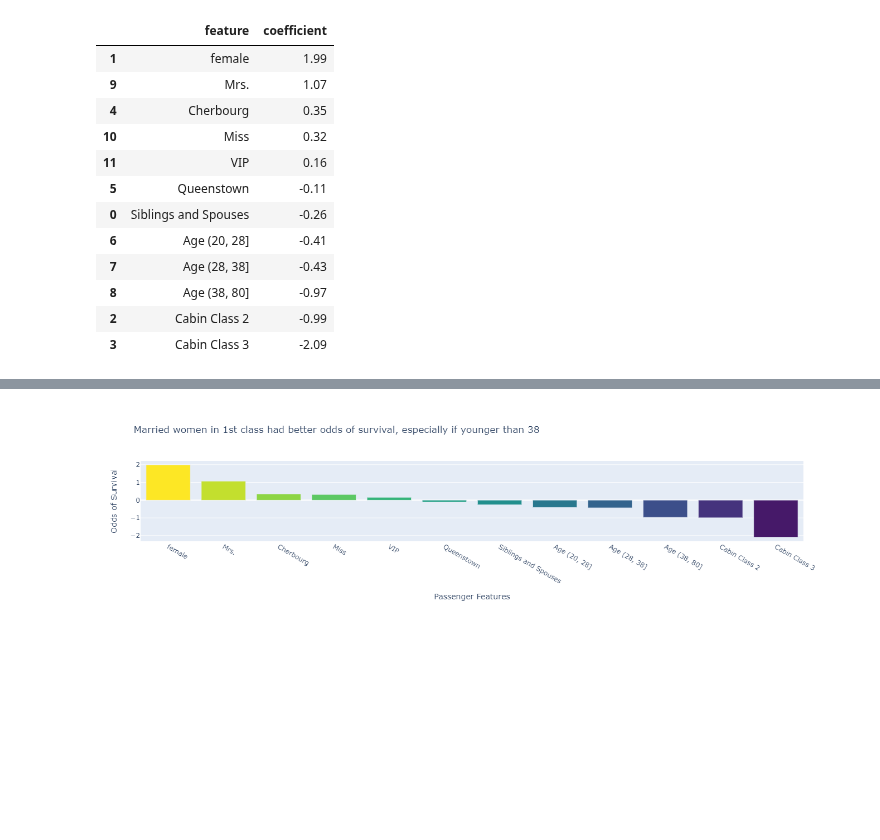
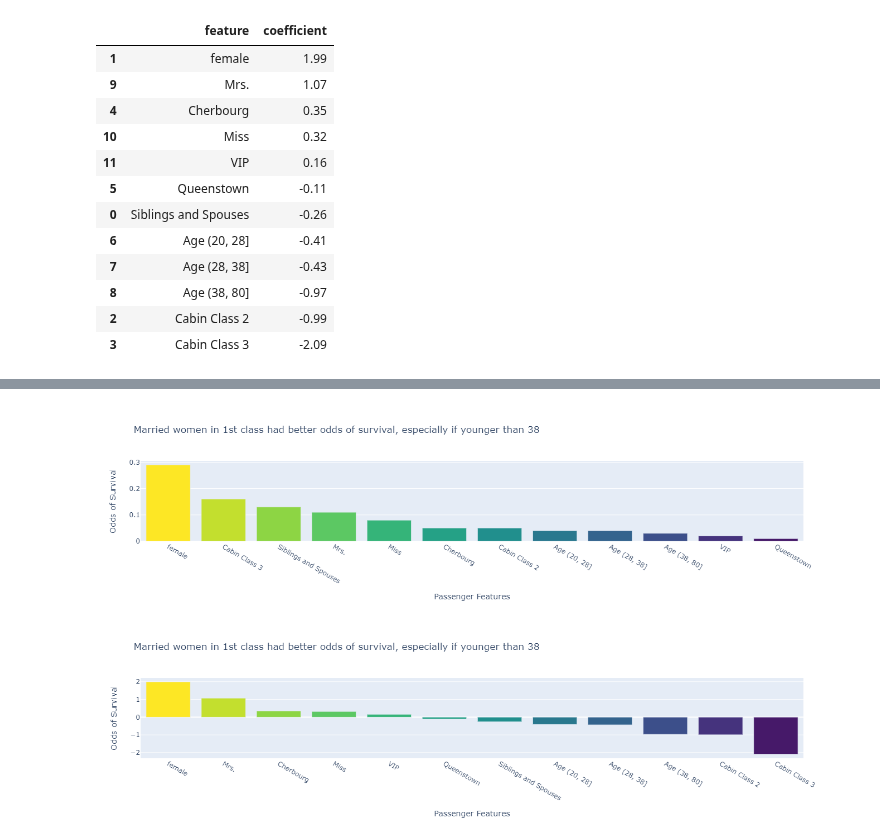
Before and after one commit to farkasdilemma/505-titanic-survival-classifier, a Jupyter notebook: titanic-eda.ipynb, the cells around one changed output, grey strips where cells are left out. Cells and saved outputs as stored; diff of their text form; code cells hidden in the pictures; blank space fills up the shorter version.

Commit message:
recreated csv file with feature importance

```diff
--- a/titanic-eda.ipynb
+++ b/titanic-eda.ipynb
@@ -684,3 +708,5 @@ features_import.to_csv('resources/feature_importance.csv',index=False)
 # %%
 # save the results to a csv file, for later use by plotly dash app.
 coeffs.to_csv('resources/coefficients.csv', index=False)
+# %%
+features_i = pd.read_csv('resources/feature_importance.csv',index_col = 'feature')
@@ -687,3 +730,21 @@ coeffs.to_csv('resources/coefficients.csv', index=False)
+# %%
+# Let's display that with Plotly.
+mydata = [go.Bar(
+    x=features_i['feature'],
+    y=features_i['importance'],
+    marker=dict(color=Viridis[::-6])
+)]
+
+mylayout = go.Layout(
+    title='Married women in 1st class had better odds of survival, especially if younger than 38',
+    xaxis = {'title': 'Passenger Features'},
+    yaxis = {'title': 'Odds of Survival'},
+
+)
+fig = go.Figure(data=mydata, layout=mylayout)
+fig
+# %% [output]
+[figure, added]
 # %%
 # Let's display that with Plotly.
 mydata = [go.Bar(
```
Also changed, not shown: parts of 9 cells of this notebook, 4 other files.
